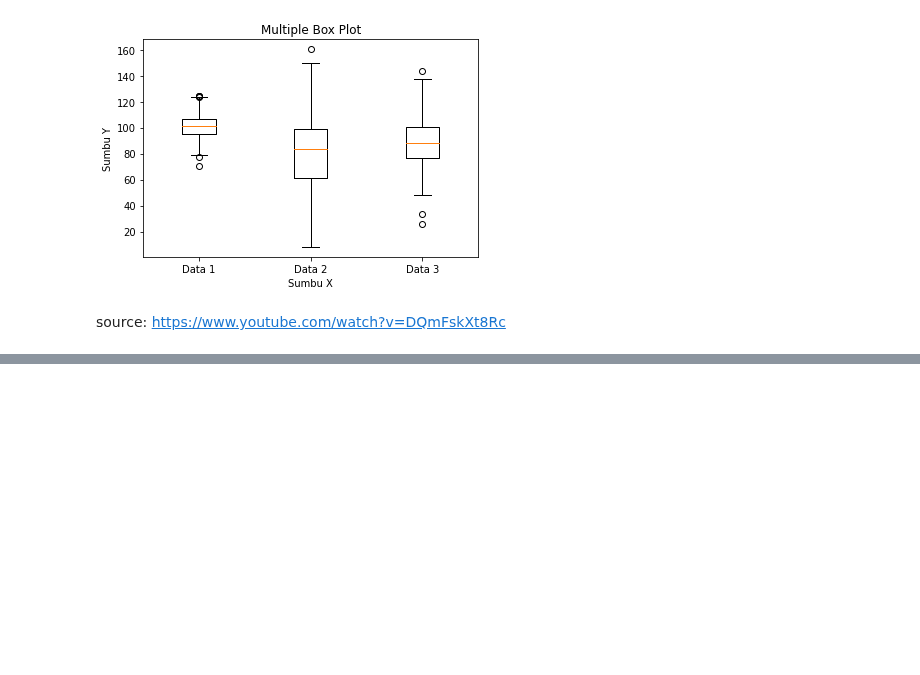
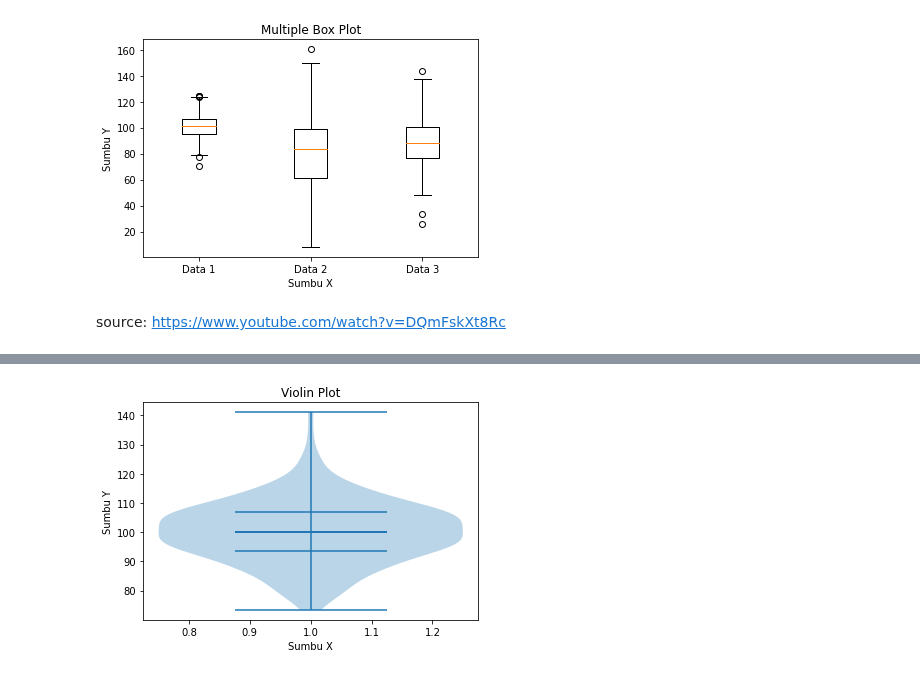
Before and after one commit to MarkvinsonAvatara/Matplotlib_learn, a Jupyter notebook: MatplotlibLearnWeek6.ipynb, the cells around one changed output, grey strips where cells are left out. Saved outputs shown, nothing was run; the diff lists cells and outputs as text; code cells hidden in the pictures; blank space fills up the shorter version.

```diff
--- a/MatplotlibLearnWeek6.ipynb
+++ b/MatplotlibLearnWeek6.ipynb
@@ -141,0 +219,15 @@ source: https://www.youtube.com/watch?v=DQmFskXt8Rc
+# %%
+#contoh Pengaturan Violin Plot 2
+plt.violinplot(data,
+              showextrema=True,
+              showmeans=True,
+              showmedians=True,
+              quantiles=[0.25,0.5,0.75]) #menampilkan q1,q2,q3
+
+plt.title('Violin Plot')
+plt.xlabel('Sumbu X')
+plt.ylabel('Sumbu Y')
+
+plt.show()
+# %% [output]
+[figure, added]
```
Also changed, not shown: parts of 25 cells of this notebook.
